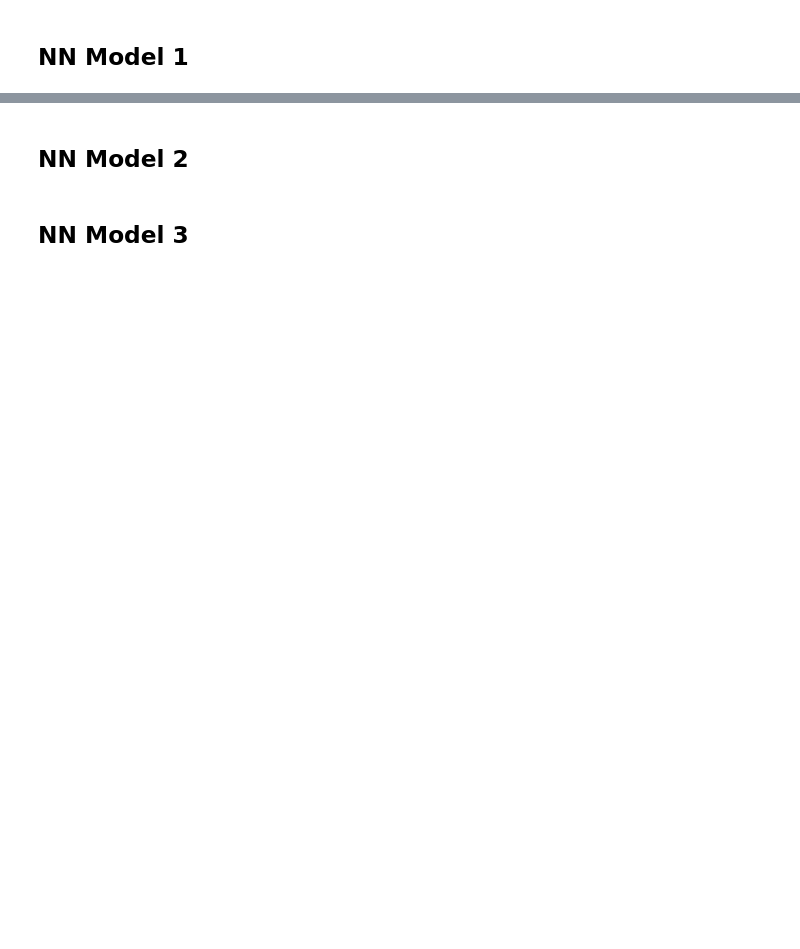
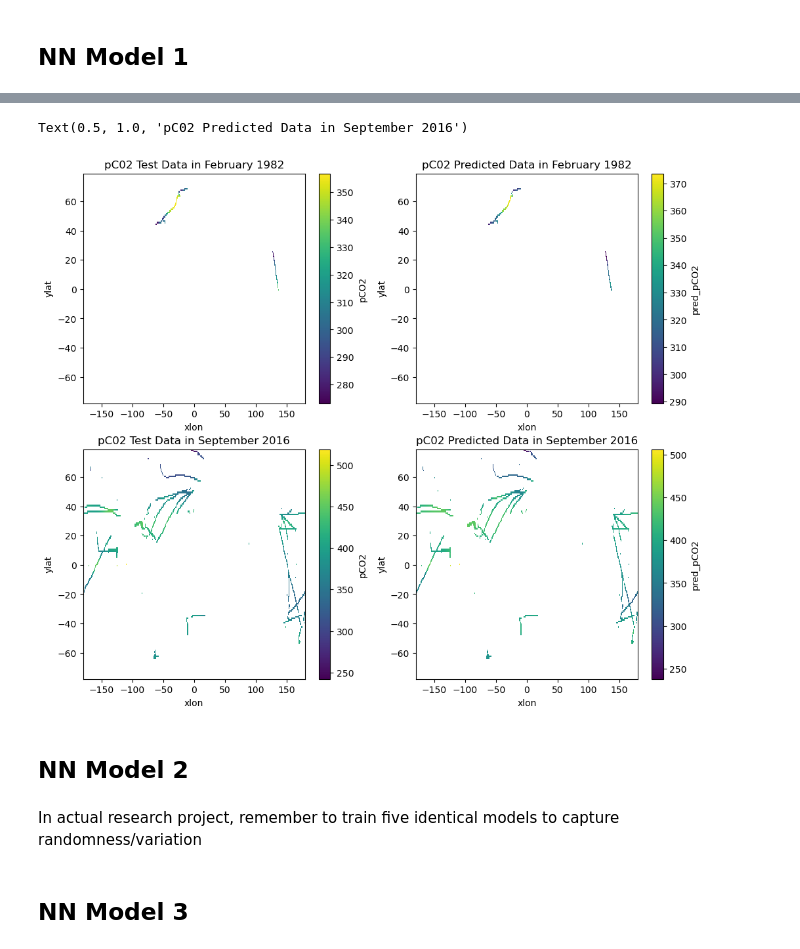
Before and after one commit to juliasimpson97/MLEE-final-project, a Jupyter notebook: models/NN.ipynb, the cells around one changed output, grey strips where cells are left out. Drawn from its saved outputs; the diff is of its cells as text; code cells hidden in the pictures; blank space fills up the shorter version.

```diff
--- a/models/NN.ipynb
+++ b/models/NN.ipynb
@@ -661,2 +936,24 @@ NN_model1 = load_model(os.path.join(recon_model_path,'NN_model1.h5'))
+# %%
+y_test_df['pred_pCO2'] = y_pred1
+y_comparison = y_test_df.to_xarray().transpose('time','ylat','xlon')
+# %%
+fig, ((ax1, ax2), (ax3, ax4)) = plt.subplots(ncols=2,nrows=2, figsize=(12,10))
+
+y_comparison.pCO2[0,:,:].plot(ax=ax1)
+ax1.set_title('pC02 Test Data in February 1982')
+
+y_comparison.pred_pCO2[0,:,:].plot(ax=ax2)
+ax2.set_title('pC02 Predicted Data in February 1982')
+
+y_comparison.sel(time='2016-9-15').pCO2.plot(ax=ax3)
+ax3.set_title('pC02 Test Data in September 2016')
+
+y_comparison.sel(time='2016-9-15').pred_pCO2.plot(ax=ax4)
+ax4.set_title('pC02 Predicted Data in September 2016')
+# %% [output]
+Text(0.5, 1.0, 'pC02 Predicted Data in September 2016')
+[figure, added]
 # %% [markdown]
 ## NN Model 2
+# %% [markdown]
+In actual research project, remember to train five identical models to capture randomness/variation
```
Also changed, not shown: parts of 67 cells of this notebook.
